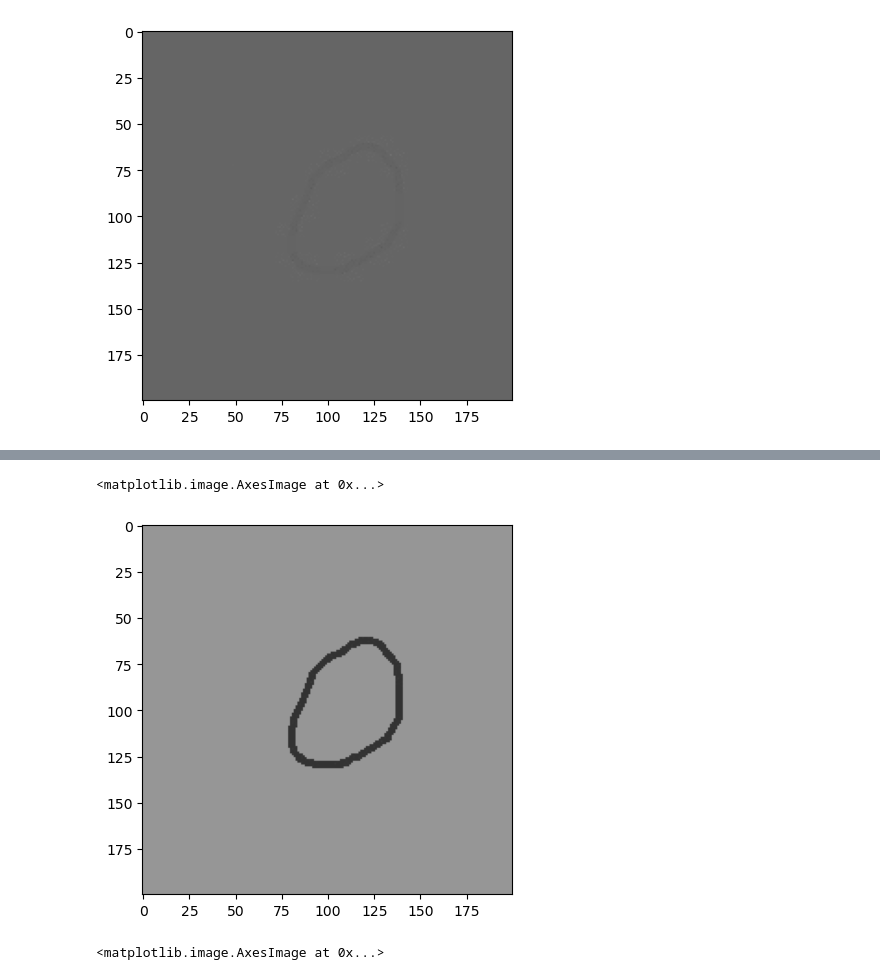
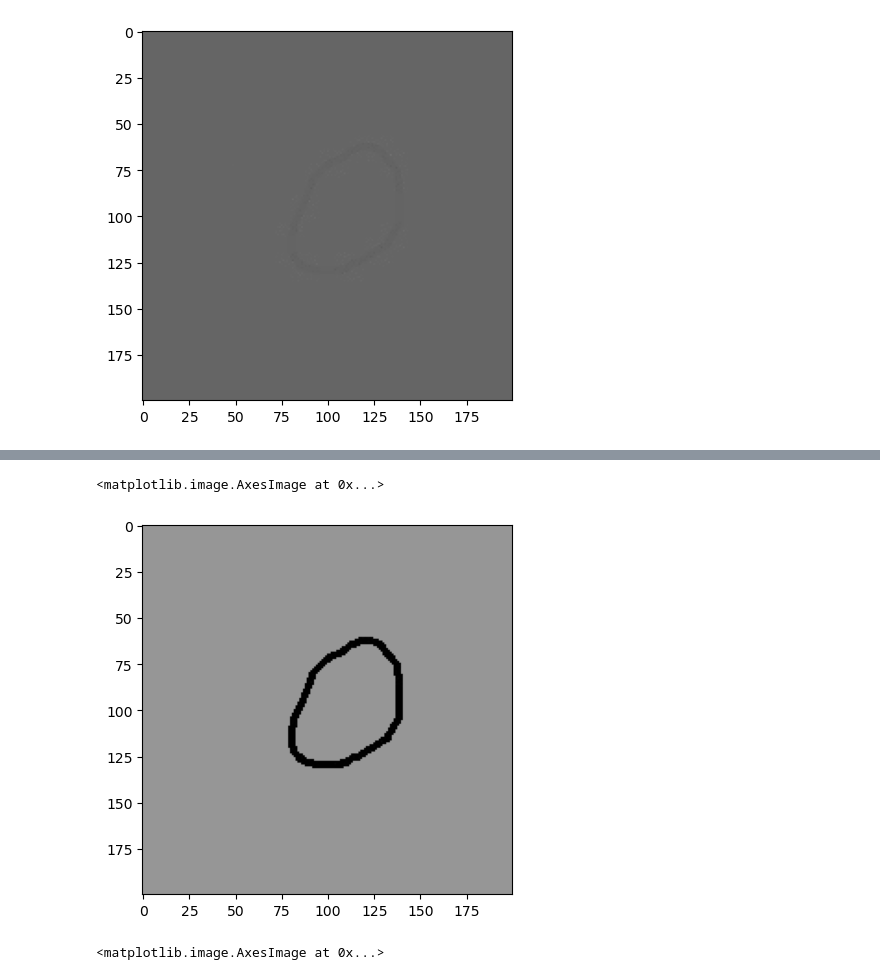
Before and after one commit to JulienFX/DuplicationDataset, a Jupyter notebook: duplication du dataset.ipynb, the cells around one changed output, grey strips where cells are left out. Cells and saved outputs as stored; diff of their text form; code cells hidden in the pictures.

```diff
--- a/duplication du dataset.ipynb
+++ b/duplication du dataset.ipynb
@@ -42,9 +31,9 @@ plt.imshow(modif)
 # %%
 # ajustement de luminosité
-cste = 50
-modif = np.clip(img.astype(int) + cste, 0, 150).astype(np.uint8)
+modif = np.clip(img.astype(int) , 0, 150).astype(np.uint8)
+# 0 => noir / blanc => 255 : grâce à np.clip on restreint les valeur entre 0 et 150 d'où le blanc qui devient gris
 plt.imshow(modif)
 # %% [output]
 <matplotlib.image.AxesImage at 0x...>
-[figure, old version]
+[figure, new version]
 # %%
```
Also changed, not shown: parts of 7 cells of this notebook.
